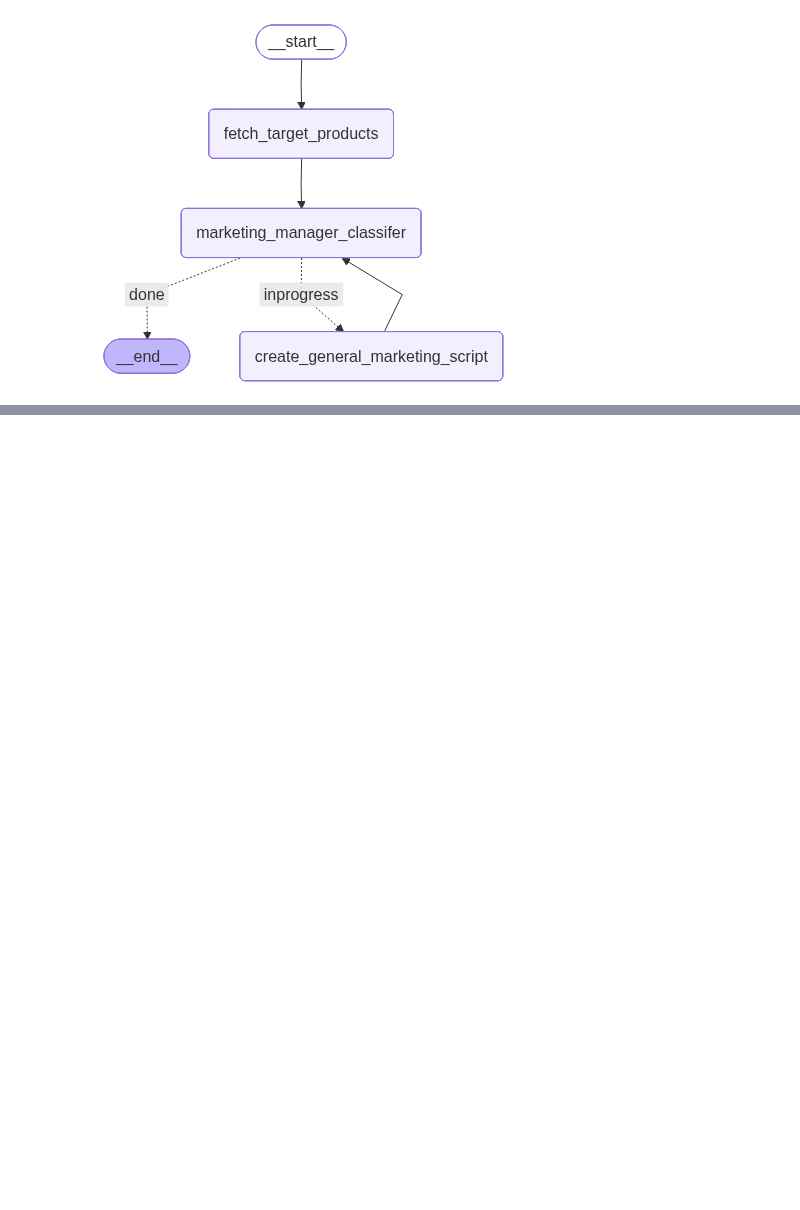
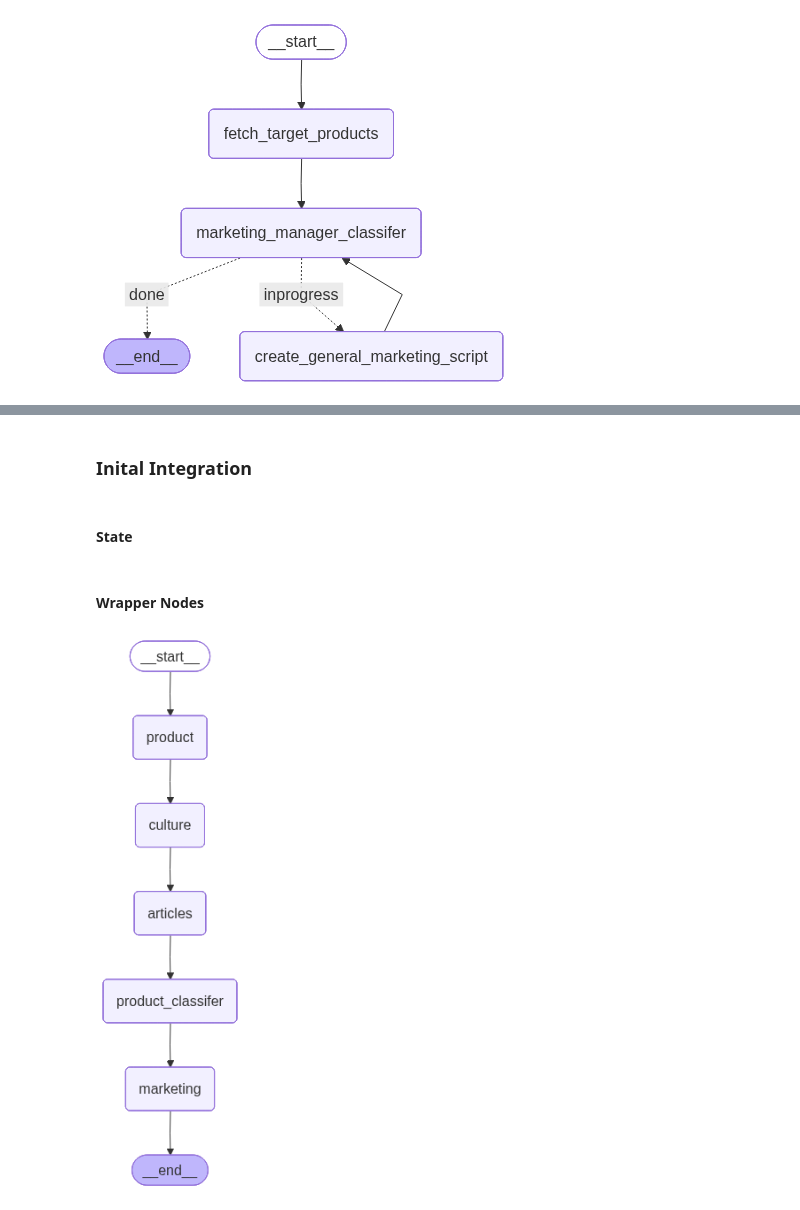
Before and after one commit to yahiaabdelhady2023/cross-border-e-commerce-agent-swarm, a Jupyter notebook: new_agentic_framework.ipynb, the cells around one changed output, grey strips where cells are left out. Saved outputs shown, nothing was run; the diff lists cells and outputs as text; code cells hidden in the pictures; blank space fills up the shorter version.

Commit message:
finished protype inital integration, via wrapping each subgraph into a node, that handles both input and output then sends it to the other nodes, this separates them and makes them compatabile

```diff
--- a/new_agentic_framework.ipynb
+++ b/new_agentic_framework.ipynb
@@ -1233,0 +1258,11 @@ result
+# %% [markdown]
+### Inital Integration
+# %% [markdown]
+#### State
+# %%
+class AllStates(ProductClassiferState, MarketingState, ProductState, CultureState):
+    culture_summary: str
+    articles_summary: str
+    final_script_list: list[str]
+# %% [markdown]
+#### Wrapper Nodes
@@ -1233,0 +1339,18 @@ result
+# %%
+integrated_graph = StateGraph(AllStates)
+integrated_graph.add_node("product",product_node)
+integrated_graph.add_node("culture",culture_node)
+integrated_graph.add_node("articles",articles_node)
+integrated_graph.add_node("product_classifer",product_classifer_node)
+integrated_graph.add_node("marketing",marketing_node)
+#################################################################################
+integrated_graph.add_edge(START,"product")
+integrated_graph.add_edge("product","culture")
+integrated_graph.add_edge("culture","articles")
+integrated_graph.add_edge("articles","product_classifer")
+integrated_graph.add_edge("product_classifer","marketing")
+integrated_graph.add_edge("marketing",END)
+integrated_graph_compiled = integrated_graph.compile()
+display(Image(integrated_graph_compiled.get_graph().draw_mermaid_png()))
+# %% [output]
+[figure, added]
```
Also changed, not shown: parts of 9 cells of this notebook, 4 other files.
